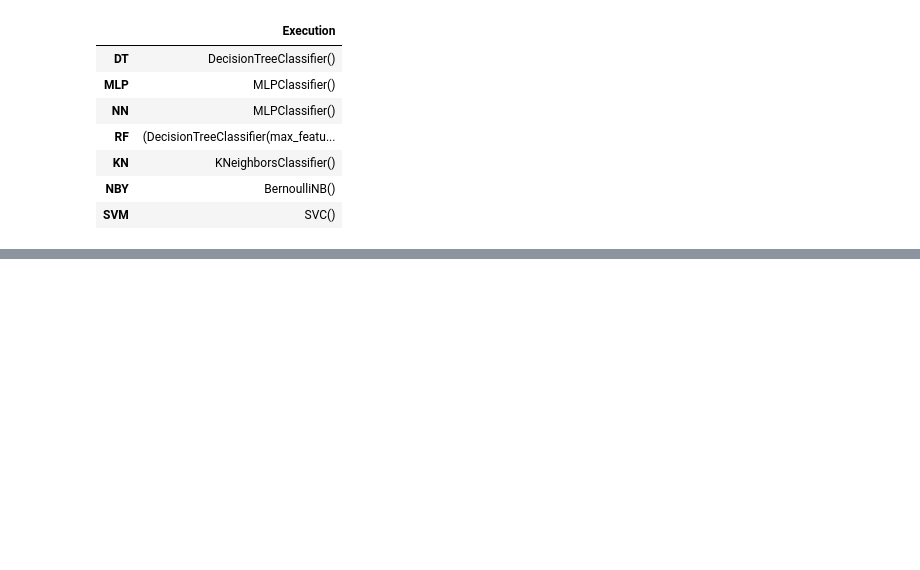
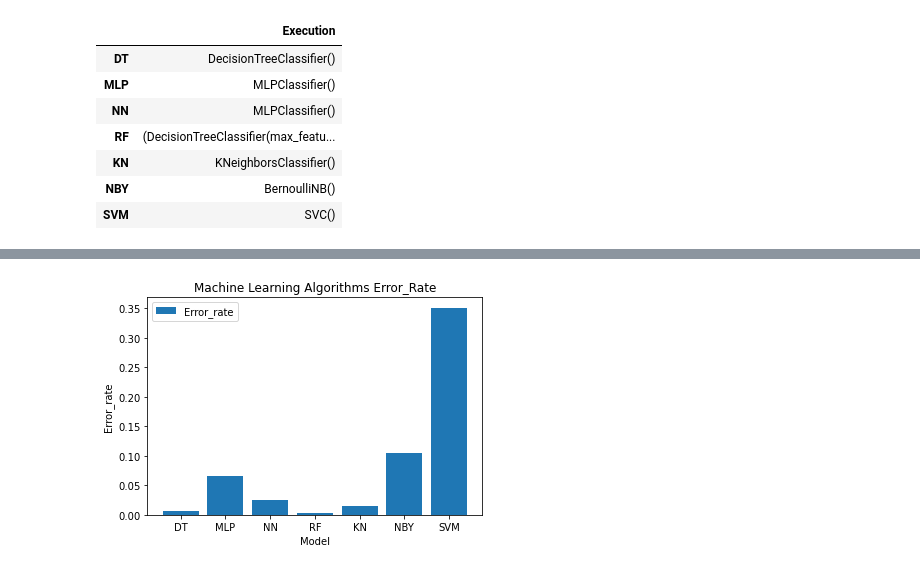
Before and after one commit to MohammadSajjadHossain9648/network-intrusion-detection-system-project, a Jupyter notebook: code.ipynb, the cells around one changed output, grey strips where cells are left out. Saved outputs shown, nothing was run; the diff lists cells and outputs as text; code cells hidden in the pictures; blank space fills up the shorter version.

```diff
--- a/code.ipynb
+++ b/code.ipynb
@@ -439,0 +456,9 @@ plt.show()
+# %%
+plt.bar(algorithms,errors, label="Error_rate")
+plt.legend()
+plt.xlabel('Model')
+plt.ylabel('Error_rate')
+plt.title('Machine Learning Algorithms Error_Rate')
+plt.show()
+# %% [output]
+[figure, added]
```
Also changed, not shown: parts of 40 cells of this notebook.
